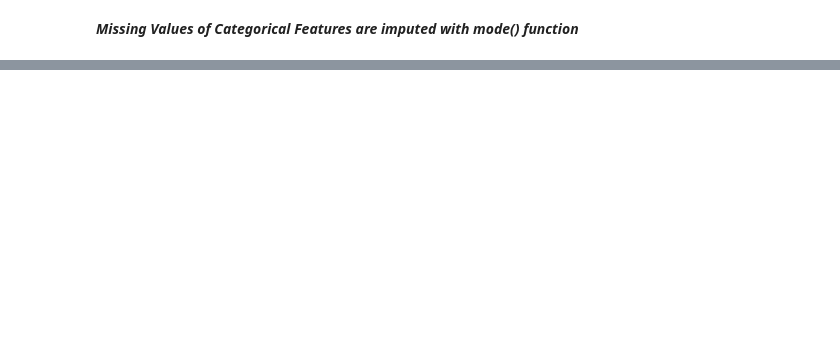
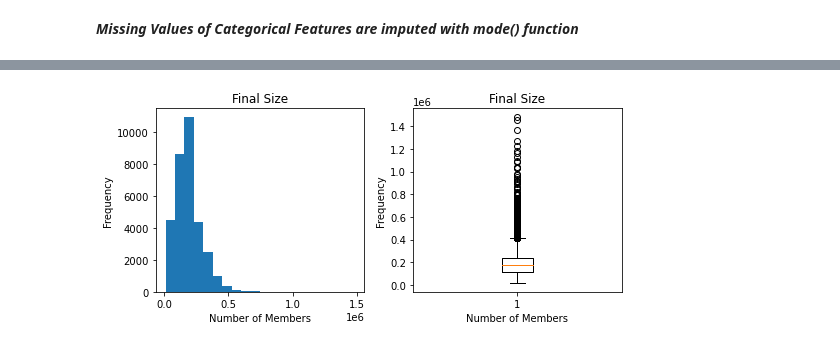
Before and after one commit to wiznikvibe/mlpractical, a Jupyter notebook: classification_models.ipynb, the cells around one changed output, grey strips where cells are left out. Cells and saved outputs as stored; diff of their text form; code cells hidden in the pictures; blank space fills up the shorter version.

```diff
--- a/classification_models.ipynb
+++ b/classification_models.ipynb
@@ -106,0 +152,15 @@ native_country: 1.79%
+# %%
+plt.subplot(1,2,1)
+plt.hist(df['fnlwgt'],histtype='bar',bins=20)
+plt.xlabel('Number of Members')
+plt.ylabel('Frequency')
+plt.title('Final Size')
+
+plt.subplot(1,2,2)
+plt.boxplot(df['fnlwgt'])
+plt.xlabel('Number of Members')
+plt.ylabel('Frequency')
+plt.title('Final Size')
+plt.show()
+# %% [output]
+[figure, added]
```
Also changed, not shown: parts of 14 cells of this notebook.
